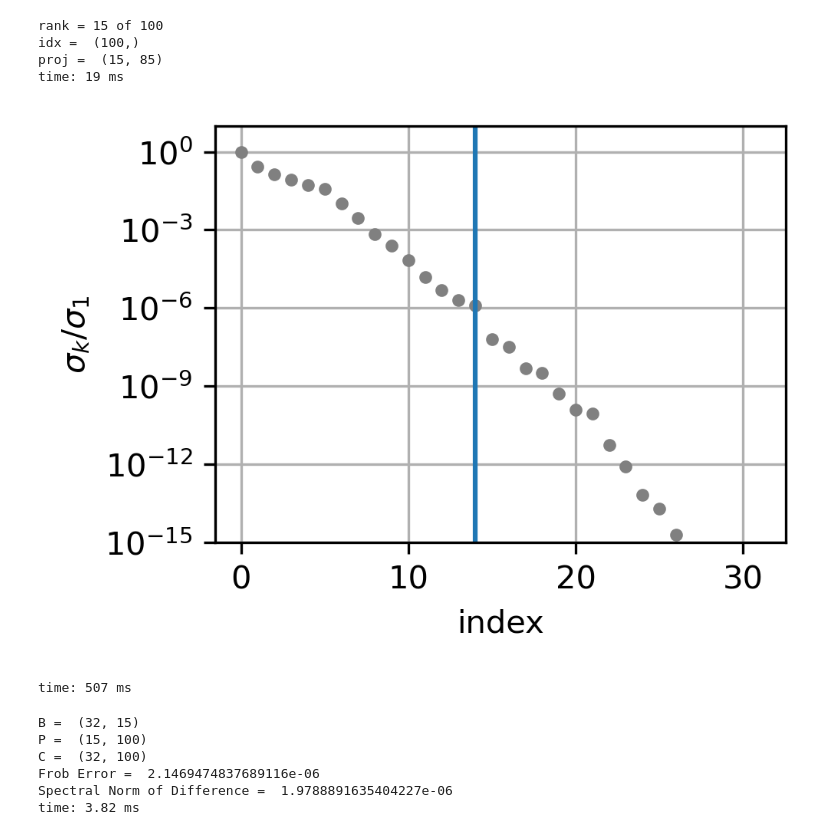
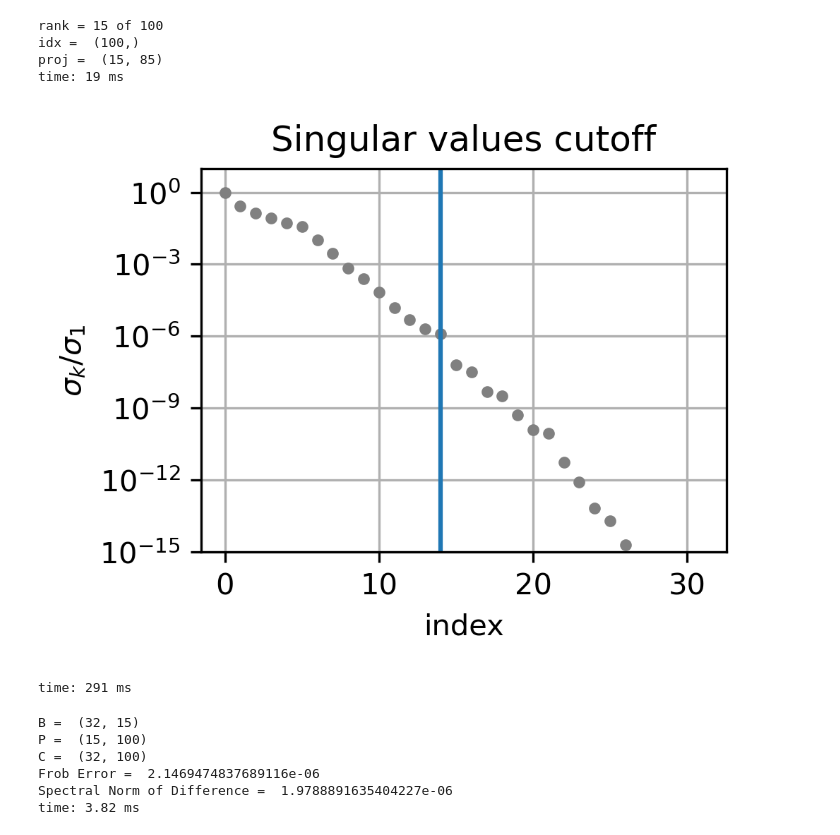
Before and after one commit to mulligatawny/bi-fidelity-burgers, a Jupyter notebook: bi_fidelity_burgers.ipynb, the cells around one changed output. Drawn from its saved outputs; the diff is of its cells as text; code cells hidden in the pictures.

Commit message:
add plot title - close #1

```diff
--- a/bi_fidelity_burgers.ipynb
+++ b/bi_fidelity_burgers.ipynb
@@ -171,21 +171,22 @@ time: 19 ms
 # %%
 # compute singular value decomposition to check eps choice
 u, sv, vh = np.linalg.svd(A, full_matrices=True)
 del u, vh
 
 fig1 = plt.figure(figsize=[6.4*.5, 4.8*.5],dpi=300)
 ax = fig1.add_subplot(1,1,1)
 ax.semilogy(sv/sv[0], 'r.', color='grey')
+ax.set_title('Singular values cutoff')
 ax.set_ylabel('$\sigma_k/\sigma_1$')
 ax.set_xlabel('index')
 ax.axvline([k-1])
 ax.set_ylim([1e-15,1e1])
 ax.grid('on')
 if save_plot:
     plt.savefig("./figures/svt.png",bbox_inches='tight')
 # %% [output]
-[figure, old version]
+[figure, new version]
-time: 507 ms
+time: 291 ms
 # %%
 B = sli.reconstruct_skel_matrix(A, k, idx)
 P = sli.reconstruct_interp_matrix(idx, proj)
```
